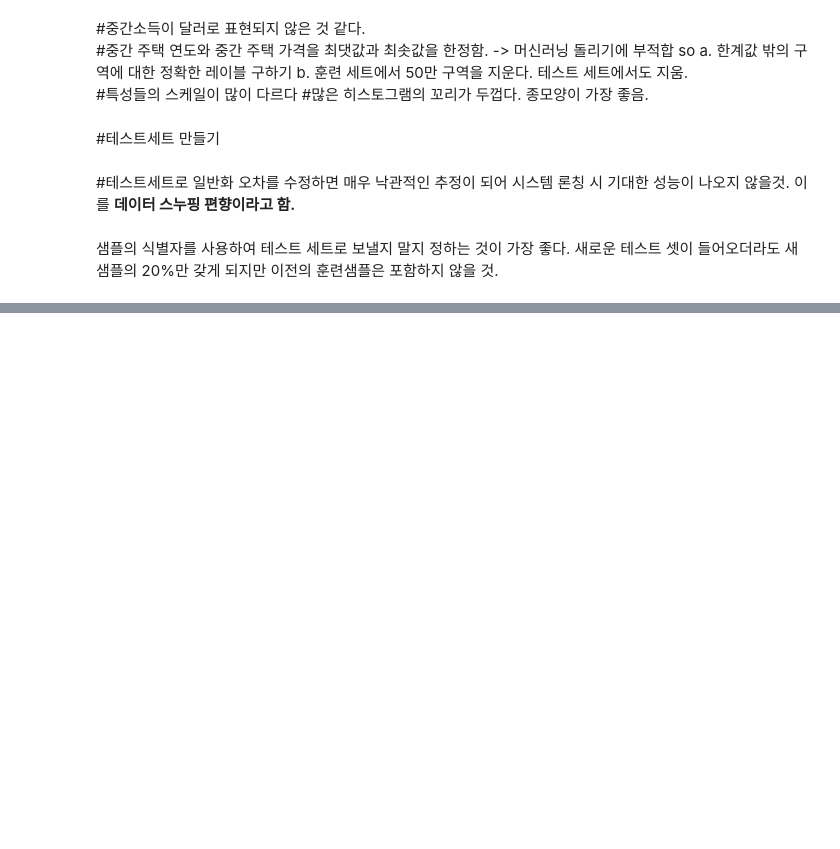
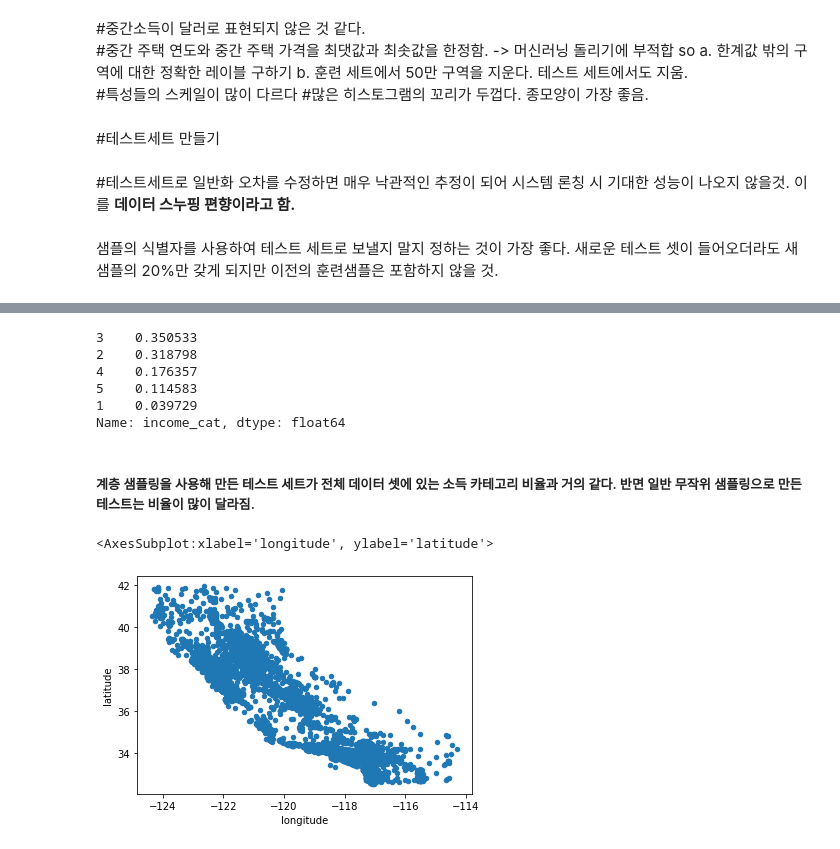
Before and after one commit to wnd180/TIL, a Jupyter notebook: Machine Learning/1부 2장 머신러닝 프로젝트 처음부터 끝까지/housing.ipynb, the cells around one changed output, grey strips where cells are left out. Cells and saved outputs as stored; diff of their text form; code cells hidden in the pictures; blank space fills up the shorter version.

```diff
--- a/Machine Learning/1부 2장 머신러닝 프로젝트 처음부터 끝까지/housing.ipynb
+++ b/Machine Learning/1부 2장 머신러닝 프로젝트 처음부터 끝까지/housing.ipynb
@@ -137,0 +159,19 @@ train_set, test_set = split_train_test_by_id(housing_with_id,0.2,"id")
+# %%
+from sklearn.model_selection import StratifiedShuffleSplit
+
+split = StratifiedShuffleSplit(n_splits=1, test_size=0.2,random_state=42)
+for train_index, test_index in split.split(housing, housing["income_cat"]):
+    strat_train_set = housing.loc[train_index]
+    strat_test_set = housing.loc[test_index]
+
+#테스트세트에서 소득 카테고리의 비율을 살펴보기
+strat_test_set["income_cat"].value_counts()/ len(strat_test_set)
+# %% [output]
+3    0.350533
+2    0.318798
+4    0.176357
+5    0.114583
+1    0.039729
+Name: income_cat, dtype: float64
+# %% [markdown]
+<h5> 계층 샘플링을 사용해 만든 테스트 세트가 전체 데이터 셋에 있는 소득 카테고리 비율과 거의 같다. 반면 일반 무작위 샘플링으로 만든 테스트는 비율이 많이 달라짐.
@@ -137,0 +182,11 @@ train_set, test_set = split_train_test_by_id(housing_with_id,0.2,"id")
+# %%
+#훈련 셋으로만 탐색
+#훈련 세트가 크면 조작을 간단하고 빠르게 하기 위해 탐색을 위한 세트를 별도로 샘플링 가능
+#훈련세트를 손상시키지 않기 위해 복사본 사용
+housing = strat_train_set.copy()
+
+housing.plot(kind="scatter",x = "longitude", y = "latitude")
+#캘리포니아 지역을 잘 나타냄.
+# %% [output]
+<AxesSubplot:xlabel='longitude', ylabel='latitude'>
+[figure, added]
```
Also changed, not shown: parts of 15 cells of this notebook.
